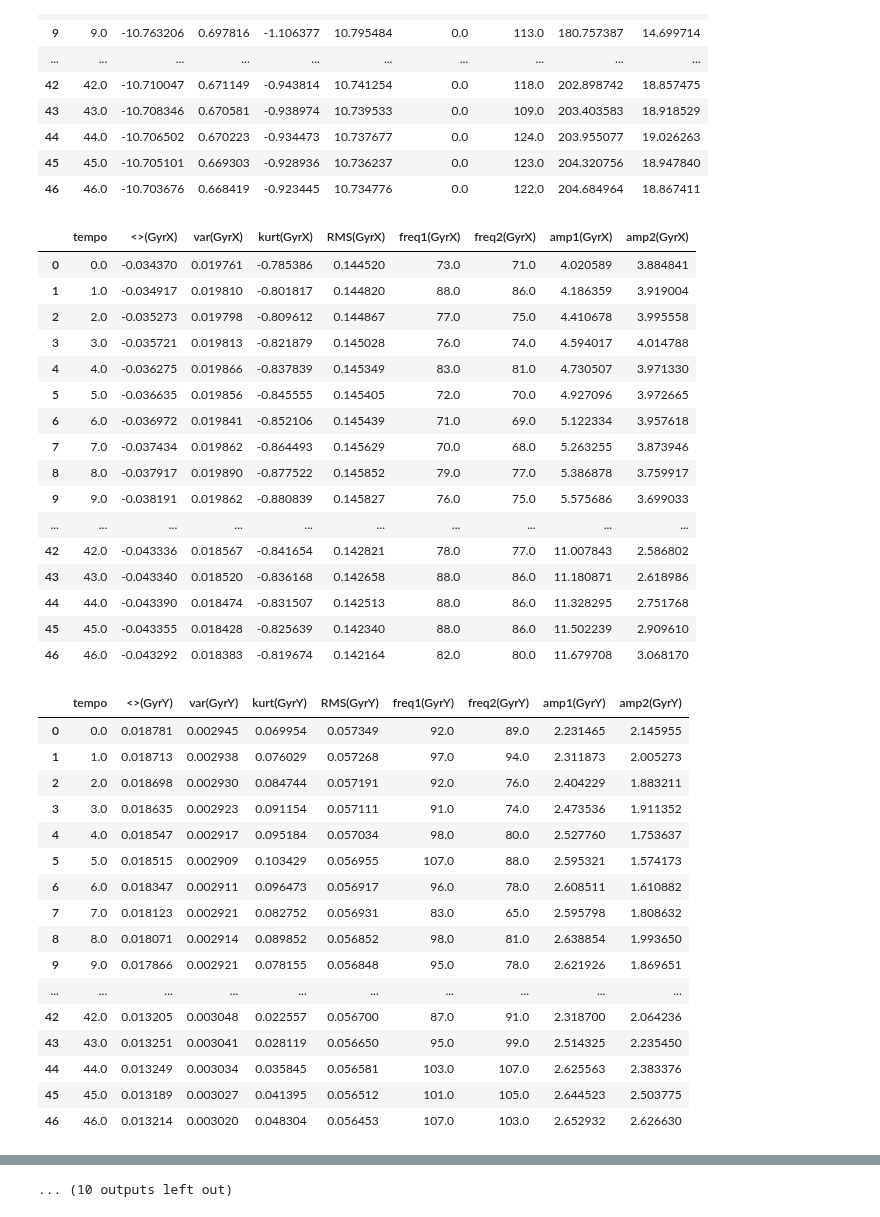
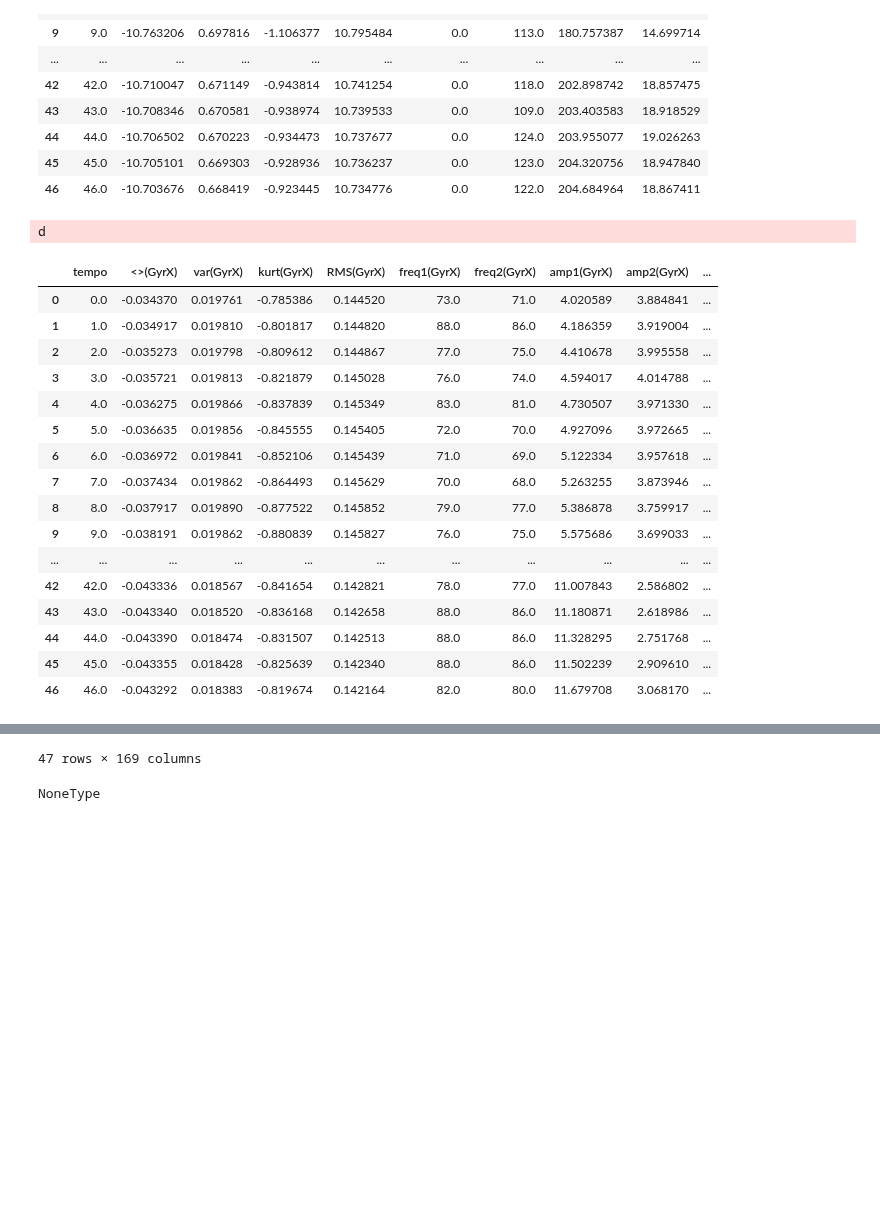
Before and after one commit to ChiaraAmalia/ProgettoManutenzionePreventiva, a Jupyter notebook: M1/NO_FAULT1/nofault_m1.ipynb, the cells around one changed output, grey strips where cells are left out. Cells and saved outputs as stored; diff of their text form; code cells hidden in the pictures; blank space fills up the shorter version.

Commit message:
merge fatto

```diff
--- a/M1/NO_FAULT1/nofault_m1.ipynb
+++ b/M1/NO_FAULT1/nofault_m1.ipynb
@@ -383,7 +383,8 @@ def time_freq_feat(V):
 
         val={'tempo':i,f'<>({V})':mean,f'var({V})':var,f'kurt({V})':kurt,f'RMS({V})':rms,f'freq1({V})':xf[index1],f'freq2({V})':xf[index2],f'amp1({V})':h_max_peak_1,f'amp2({V})':h_max_peak_2}
         tab=tab.append(val,ignore_index=True)
-    display(tab)
+    return tab
+    #display(tab)
 # %%
 Yaw=time_freq_feat('Yaw')
 # %% [output]
@@ -427,62 +428,46 @@ AccZ=time_freq_feat('AccZ')
 # %%
 from functools import reduce
 GyrX=time_freq_feat('GyrX')
 GyrY=time_freq_feat('GyrY')
 GyrZ=time_freq_feat('GyrZ')
 AccX=time_freq_feat('AccX')
 AccY=time_freq_feat('AccY')
 AccZ=time_freq_feat('AccZ')
 Roll=time_freq_feat('Roll')
 Pitch=time_freq_feat('Pitch')
 Yaw=time_freq_feat('Yaw')
 rpm_ESC_0=time_freq_feat('RPM(ESC_0)')
 curr_ESC_0=time_freq_feat('Curr(ESC_0)')
 rpm_ESC_1=time_freq_feat('RPM(ESC_1)')
 curr_ESC_1=time_freq_feat('Curr(ESC_1)')
 rpm_ESC_2=time_freq_feat('RPM(ESC_2)')
 curr_ESC_2=time_freq_feat('Curr(ESC_2)')
 rpm_ESC_3=time_freq_feat('RPM(ESC_3)')
 curr_ESC_3=time_freq_feat('Curr(ESC_3)')
 rpm_ESC_4=time_freq_feat('RPM(ESC_4)')
 curr_ESC_4=time_freq_feat('Curr(ESC_4)')
 rpm_ESC_5=time_freq_feat('RPM(ESC_5)')
 curr_ESC_5=time_freq_feat('Curr(ESC_5)')
 merged = [GyrX,GyrY,GyrZ,AccX,AccY,AccZ,Roll,Pitch,Yaw,rpm_ESC_0,curr_ESC_0,rpm_ESC_1,curr_ESC_1,rpm_ESC_2,curr_ESC_2,rpm_ESC_3,curr_ESC_3,rpm_ESC_4,curr_ESC_4,rpm_ESC_5,curr_ESC_5]
-df_merged = reduce(lambda  left,right: pd.merge(left,right,on=['tempo'],how='outer'), merged).fillna('void')
+df_merged = reduce(lambda  left,right: pd.merge(left,right,on=['tempo'],how='outer'), merged)
 #result = pd.merge(, how="right")
 display(df_merged)
 # %% [output]
+d
-|  | tempo | <>(GyrX) | var(GyrX) | kurt(GyrX) | RMS(GyrX) | freq1(GyrX) | freq2(GyrX) | amp1(GyrX) | amp2(GyrX) |
-| 0 | 0.0 | -0.034370 | 0.019761 | -0.785386 | 0.144520 | 73.0 | 71.0 | 4.020589 | 3.884841 |
-| 1 | 1.0 | -0.034917 | 0.019810 | -0.801817 | 0.144820 | 88.0 | 86.0 | 4.186359 | 3.919004 |
-| 2 | 2.0 | -0.035273 | 0.019798 | -0.809612 | 0.144867 | 77.0 | 75.0 | 4.410678 | 3.995558 |
-| 3 | 3.0 | -0.035721 | 0.019813 | -0.821879 | 0.145028 | 76.0 | 74.0 | 4.594017 | 4.014788 |
-| 4 | 4.0 | -0.036275 | 0.019866 | -0.837839 | 0.145349 | 83.0 | 81.0 | 4.730507 | 3.971330 |
-| 5 | 5.0 | -0.036635 | 0.019856 | -0.845555 | 0.145405 | 72.0 | 70.0 | 4.927096 | 3.972665 |
-| 6 | 6.0 | -0.036972 | 0.019841 | -0.852106 | 0.145439 | 71.0 | 69.0 | 5.122334 | 3.957618 |
-| 7 | 7.0 | -0.037434 | 0.019862 | -0.864493 | 0.145629 | 70.0 | 68.0 | 5.263255 | 3.873946 |
-| 8 | 8.0 | -0.037917 | 0.019890 | -0.877522 | 0.145852 | 79.0 | 77.0 | 5.386878 | 3.759917 |
-| 9 | 9.0 | -0.038191 | 0.019862 | -0.880839 | 0.145827 | 76.0 | 75.0 | 5.575686 | 3.699033 |
-| ... | ... | ... | ... | ... | ... | ... | ... | ... | ... |
-| 42 | 42.0 | -0.043336 | 0.018567 | -0.841654 | 0.142821 | 78.0 | 77.0 | 11.007843 | 2.586802 |
-| 43 | 43.0 | -0.043340 | 0.018520 | -0.836168 | 0.142658 | 88.0 | 86.0 | 11.180871 | 2.618986 |
-| 44 | 44.0 | -0.043390 | 0.018474 | -0.831507 | 0.142513 | 88.0 | 86.0 | 11.328295 | 2.751768 |
-| 45 | 45.0 | -0.043355 | 0.018428 | -0.825639 | 0.142340 | 88.0 | 86.0 | 11.502239 | 2.909610 |
-| 46 | 46.0 | -0.043292 | 0.018383 | -0.819674 | 0.142164 | 82.0 | 80.0 | 11.679708 | 3.068170 |
+|  | tempo | <>(GyrX) | var(GyrX) | kurt(GyrX) | RMS(GyrX) | freq1(GyrX) | freq2(GyrX) | amp1(GyrX) | amp2(GyrX) | ... |
+| 0 | 0.0 | -0.034370 | 0.019761 | -0.785386 | 0.144520 | 73.0 | 71.0 | 4.020589 | 3.884841 | ... |
+| 1 | 1.0 | -0.034917 | 0.019810 | -0.801817 | 0.144820 | 88.0 | 86.0 | 4.186359 | 3.919004 | ... |
+| 2 | 2.0 | -0.035273 | 0.019798 | -0.809612 | 0.144867 | 77.0 | 75.0 | 4.410678 | 3.995558 | ... |
+| 3 | 3.0 | -0.035721 | 0.019813 | -0.821879 | 0.145028 | 76.0 | 74.0 | 4.594017 | 4.014788 | ... |
+| 4 | 4.0 | -0.036275 | 0.019866 | -0.837839 | 0.145349 | 83.0 | 81.0 | 4.730507 | 3.971330 | ... |
+| 5 | 5.0 | -0.036635 | 0.019856 | -0.845555 | 0.145405 | 72.0 | 70.0 | 4.927096 | 3.972665 | ... |
+| 6 | 6.0 | -0.036972 | 0.019841 | -0.852106 | 0.145439 | 71.0 | 69.0 | 5.122334 | 3.957618 | ... |
+| 7 | 7.0 | -0.037434 | 0.019862 | -0.864493 | 0.145629 | 70.0 | 68.0 | 5.263255 | 3.873946 | ... |
+| 8 | 8.0 | -0.037917 | 0.019890 | -0.877522 | 0.145852 | 79.0 | 77.0 | 5.386878 | 3.759917 | ... |
+| 9 | 9.0 | -0.038191 | 0.019862 | -0.880839 | 0.145827 | 76.0 | 75.0 | 5.575686 | 3.699033 | ... |
+| ... | ... | ... | ... | ... | ... | ... | ... | ... | ... | ... |
+| 42 | 42.0 | -0.043336 | 0.018567 | -0.841654 | 0.142821 | 78.0 | 77.0 | 11.007843 | 2.586802 | ... |
+| 43 | 43.0 | -0.043340 | 0.018520 | -0.836168 | 0.142658 | 88.0 | 86.0 | 11.180871 | 2.618986 | ... |
+| 44 | 44.0 | -0.043390 | 0.018474 | -0.831507 | 0.142513 | 88.0 | 86.0 | 11.328295 | 2.751768 | ... |
+| 45 | 45.0 | -0.043355 | 0.018428 | -0.825639 | 0.142340 | 88.0 | 86.0 | 11.502239 | 2.909610 | ... |
+| 46 | 46.0 | -0.043292 | 0.018383 | -0.819674 | 0.142164 | 82.0 | 80.0 | 11.679708 | 3.068170 | ... |
-|  | tempo | <>(GyrY) | var(GyrY) | kurt(GyrY) | RMS(GyrY) | freq1(GyrY) | freq2(GyrY) | amp1(GyrY) | amp2(GyrY) |
-| 0 | 0.0 | 0.018781 | 0.002945 | 0.069954 | 0.057349 | 92.0 | 89.0 | 2.231465 | 2.145955 |
-| 1 | 1.0 | 0.018713 | 0.002938 | 0.076029 | 0.057268 | 97.0 | 94.0 | 2.311873 | 2.005273 |
-| 2 | 2.0 | 0.018698 | 0.002930 | 0.084744 | 0.057191 | 92.0 | 76.0 | 2.404229 | 1.883211 |
-| 3 | 3.0 | 0.018635 | 0.002923 | 0.091154 | 0.057111 | 91.0 | 74.0 | 2.473536 | 1.911352 |
-| 4 | 4.0 | 0.018547 | 0.002917 | 0.095184 | 0.057034 | 98.0 | 80.0 | 2.527760 | 1.753637 |
-| 5 | 5.0 | 0.018515 | 0.002909 | 0.103429 | 0.056955 | 107.0 | 88.0 | 2.595321 | 1.574173 |
-| 6 | 6.0 | 0.018347 | 0.002911 | 0.096473 | 0.056917 | 96.0 | 78.0 | 2.608511 | 1.610882 |
-| 7 | 7.0 | 0.018123 | 0.002921 | 0.082752 | 0.056931 | 83.0 | 65.0 | 2.595798 | 1.808632 |
-| 8 | 8.0 | 0.018071 | 0.002914 | 0.089852 | 0.056852 | 98.0 | 81.0 | 2.638854 | 1.993650 |
-| 9 | 9.0 | 0.017866 | 0.002921 | 0.078155 | 0.056848 | 95.0 | 78.0 | 2.621926 | 1.869651 |
-| ... | ... | ... | ... | ... | ... | ... | ... | ... | ... |
-| 42 | 42.0 | 0.013205 | 0.003048 | 0.022557 | 0.056700 | 87.0 | 91.0 | 2.318700 | 2.064236 |
-| 43 | 43.0 | 0.013251 | 0.003041 | 0.028119 | 0.056650 | 95.0 | 99.0 | 2.514325 | 2.235450 |
-| 44 | 44.0 | 0.013249 | 0.003034 | 0.035845 | 0.056581 | 103.0 | 107.0 | 2.625563 | 2.383376 |
-| 45 | 45.0 | 0.013189 | 0.003027 | 0.041395 | 0.056512 | 101.0 | 105.0 | 2.644523 | 2.503775 |
-| 46 | 46.0 | 0.013214 | 0.003020 | 0.048304 | 0.056453 | 107.0 | 103.0 | 2.652932 | 2.626630 |
@@ -659,3 +474,7 @@ display(df_merged)
-... (10 outputs left out)
+47 rows × 169 columns
+# %%
+type(GyrX)
+# %% [output]
+NoneType
 # %%
 GyrY=time_freq_feat('GyrY')
```
Also changed, not shown: parts of 2 cells of this notebook.
